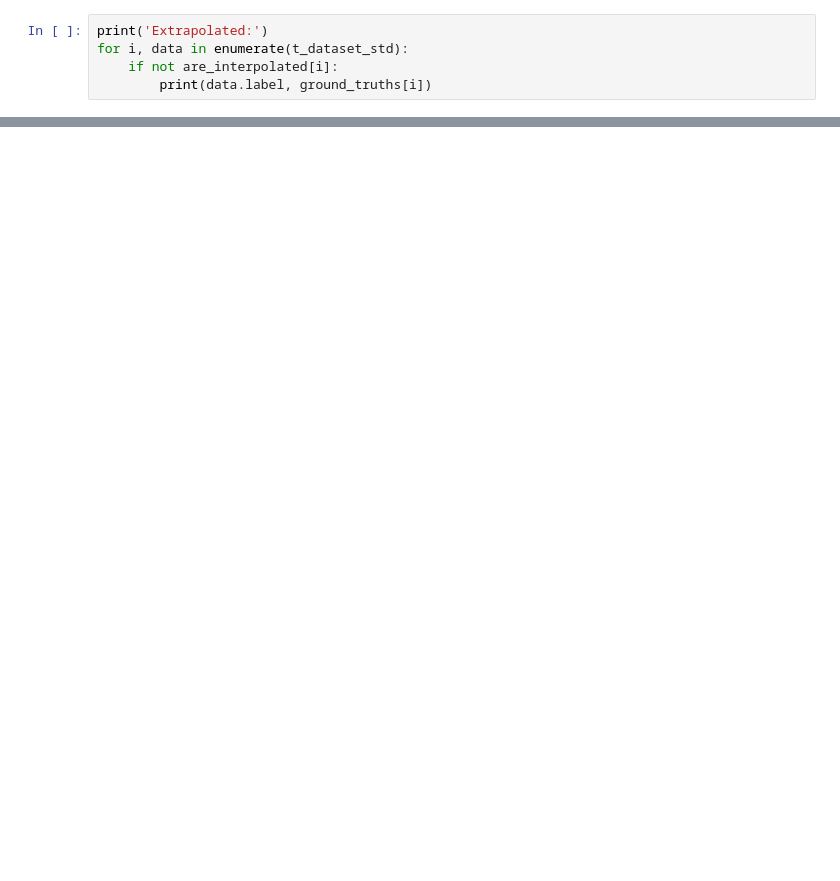
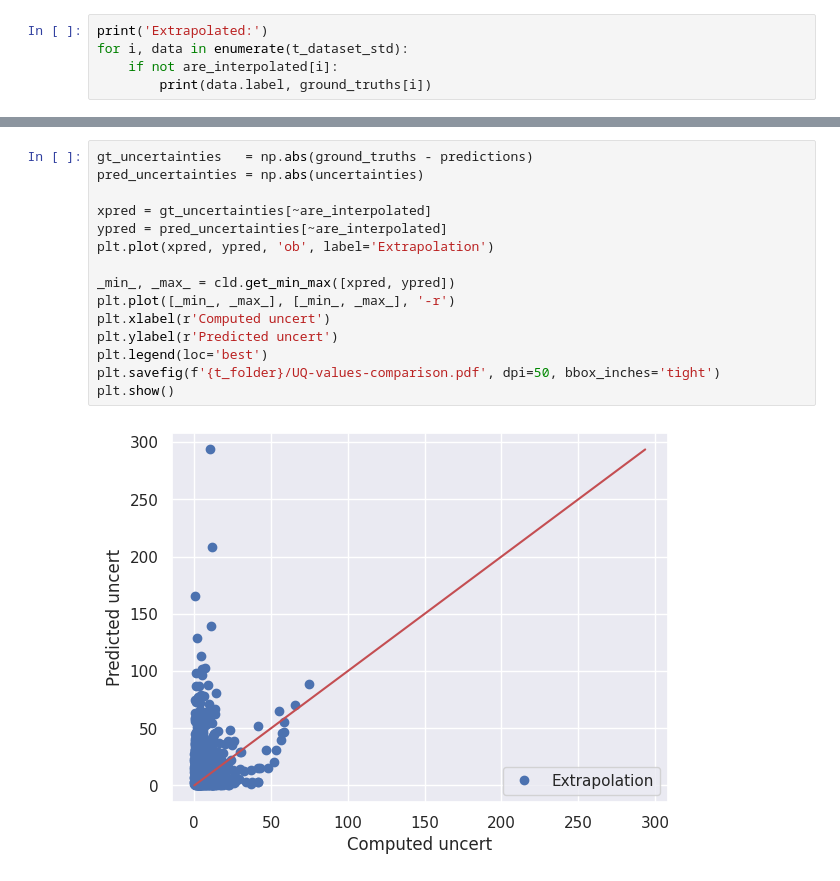
Before and after one commit to CibranLopez/CLUE, a Jupyter notebook: predict-GNN.ipynb, the cells around one changed output, grey strips where cells are left out. Drawn from its saved outputs; the diff is of its cells as text; blank space fills up the shorter version.

```diff
--- a/predict-GNN.ipynb
+++ b/predict-GNN.ipynb
@@ -221,0 +199,17 @@ plt.show()
+# %%
+gt_uncertainties   = np.abs(ground_truths - predictions)
+pred_uncertainties = np.abs(uncertainties)
+
+xpred = gt_uncertainties[~are_interpolated]
+ypred = pred_uncertainties[~are_interpolated]
+plt.plot(xpred, ypred, 'ob', label='Extrapolation')
+
+_min_, _max_ = cld.get_min_max([xpred, ypred])
+plt.plot([_min_, _max_], [_min_, _max_], '-r')
+plt.xlabel(r'Computed uncert')
+plt.ylabel(r'Predicted uncert')
+plt.legend(loc='best')
+plt.savefig(f'{t_folder}/UQ-values-comparison.pdf', dpi=50, bbox_inches='tight')
+plt.show()
+# %% [output]
+[figure, added]
```
Also changed, not shown: parts of 9 cells of this notebook, 1 other file.
